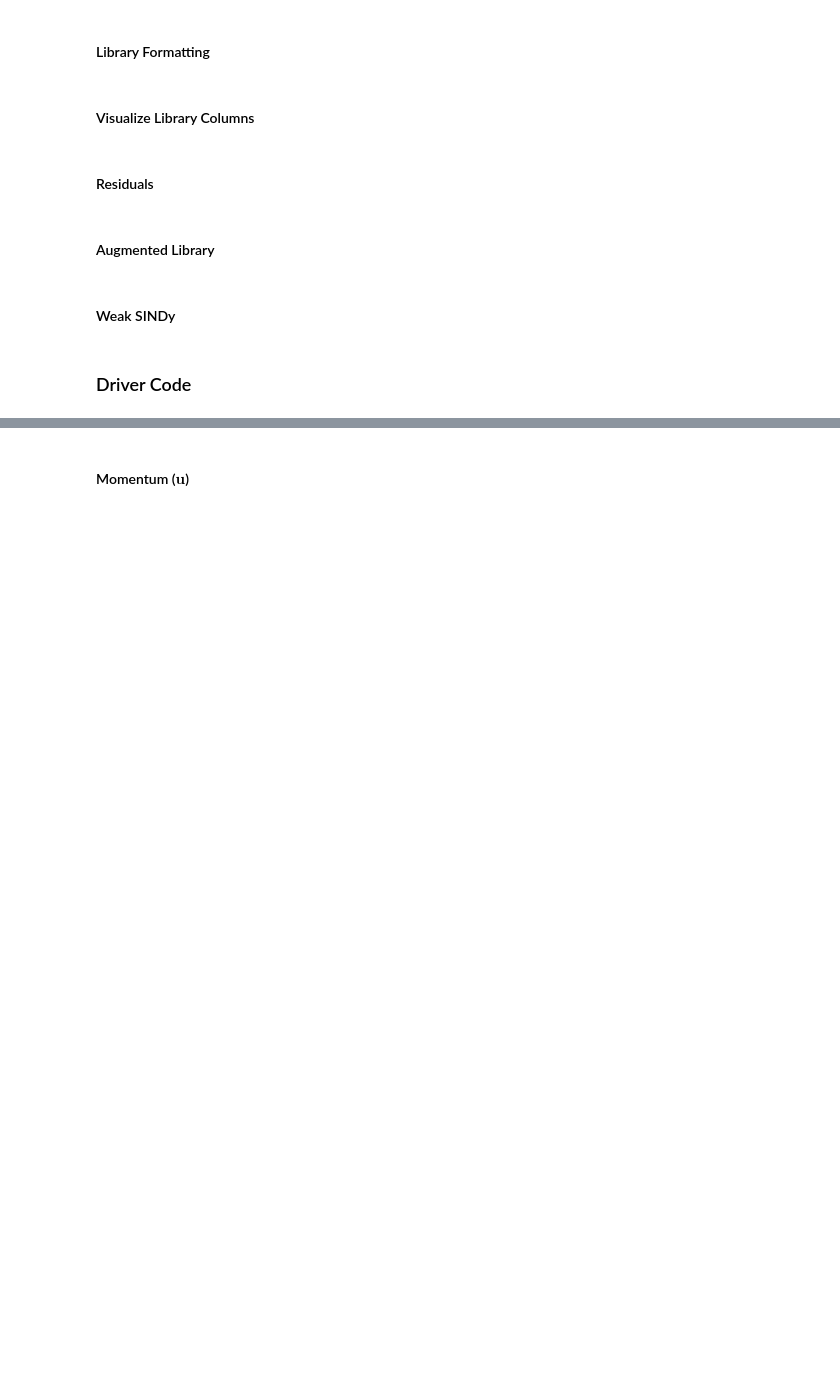
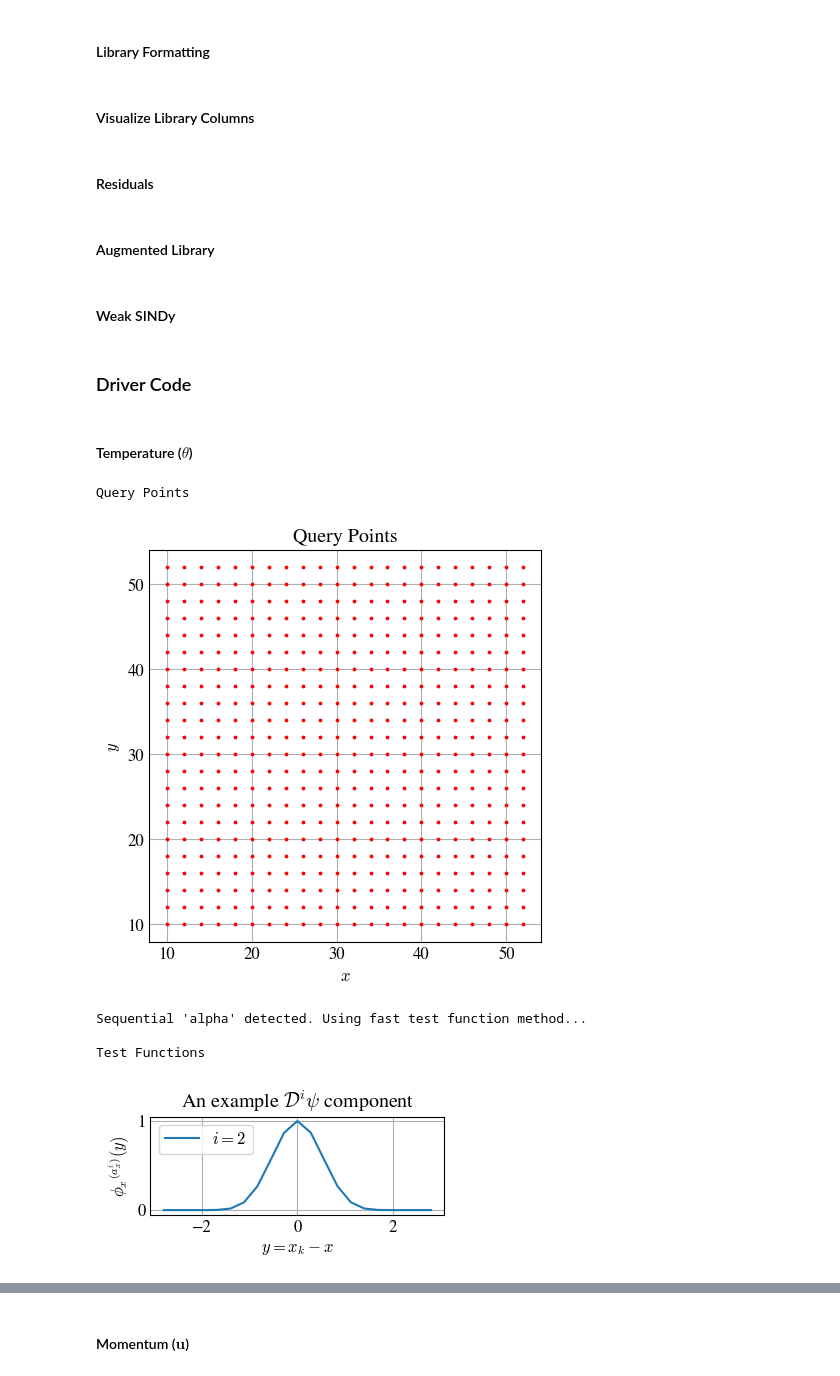
Before and after one commit to MathBioCU/WSINDy4Weather, a Jupyter notebook: geophysical_wsindy.ipynb, the cells around one changed output, grey strips where cells are left out. Cells and saved outputs as stored; diff of their text form; code cells hidden in the pictures; blank space fills up the shorter version.

```diff
--- a/geophysical_wsindy.ipynb
+++ b/geophysical_wsindy.ipynb
@@ -1994,3 +1998,81 @@ def wsindy(U, fj, alpha, **kwargs):
   return w, L, b, r, pde
 # %% [markdown]
 ### Driver Code
+# %% [markdown]
+#### Temperature ($\theta$)
+# %%
+# Grid parameters
+(dx, dy, dt) = (1., 1., 0.075)
+(Lx, Ly, T) = (62., 62., 7.425)
+
+# Function library
+#fields = 6
+fields = 3
+powers = 2
+poly = get_poly(powers, fields, max_power=2)
+trig = ()
+fj = {'poly': poly, 'trig': trig}
+
+# Derivative library
+lhs = ((0,0,1),) # D^0 = d/dt
+dimension = 2
+pure_derivs = 2
+cross_derivs = 0
+rhs = get_alpha(dimension, pure_derivs, cross_derivs)
+alpha = lhs + rhs
+
+params = {
+    # PDE PARAMETERS
+    # x = spatial domain(s)
+    # dx = spatial discretization(s)
+    # t = temporal domain
+    # dt = temporal discretization
+    # aux_fields = extra library variables
+    # aux_scales = scaling factors for aux fields
+    #--------------------------------------------
+    'x' : [(0, Lx), (0, Ly)],
+    'dx' : [dx, dy],
+    't' : (0, T),
+    'dt' : dt,
+    #'aux_fields' : [U, V, W, Tempz, Wz/2.5],
+    'aux_fields' : [U, V],
+
+    # WEAK SINDY HYPERPARAMETERS
+    # m = explicit (mx,...,mt) values
+    # s = explicit (sx,...,st) values
+    # lambdas = MSTLS threshold search space
+    # threshold = known optimal threshold
+    # p = explicit (px,...,pt) values
+    # tau = test function tolerance
+    # tau_hat = Fourier test function tolerance
+    # scales = explicit ([yu],[yx],yt) scaling factors
+    # M = explicit scaling matrix
+    #-------------------------------------------------
+    #'tau_hat' : 3,
+    'm' : [10, 10, 20],
+
+    # MISCELLANEOUS
+    # verbosity = report info and create plots? (0 or 1)
+    # init_guess = [x0, y0, m1, m2], for (kx,kt) curve fit
+    # max_its = specify maximum number of MSTLS iterations
+    # sigma_NR = noise ratio of artifical gaussian noise
+    # sparsify = use 'original' or 'scaled' data in MSTLS
+    # field_names = variable names, e.g., ['u','v','w']
+    # augment = append operator? E.g., ('Div','2d_cartesian')
+    #--------------------------------------------------------
+    'verbosity' : 1,
+    'sparsify' : 'scaled',
+    #'field_names' : ['θ', 'u', 'v', 'w', 'z', 'η'],
+    'field_names' : ['θ', 'u', 'v'],
+    'sigma_NR' : 0.0,
+    'augment' : ('Div', '2d_cartesian')}
+
+# Run weak SINDy
+w,L,b,r,pde = wsindy(Temp, fj, alpha, **params)
+# %% [output]
+Query Points
+[figure, added]
+Sequential 'alpha' detected. Using fast test function method...
+
+Test Functions
+[figure, added]
```
Also changed, not shown: parts of 15 cells of this notebook.
